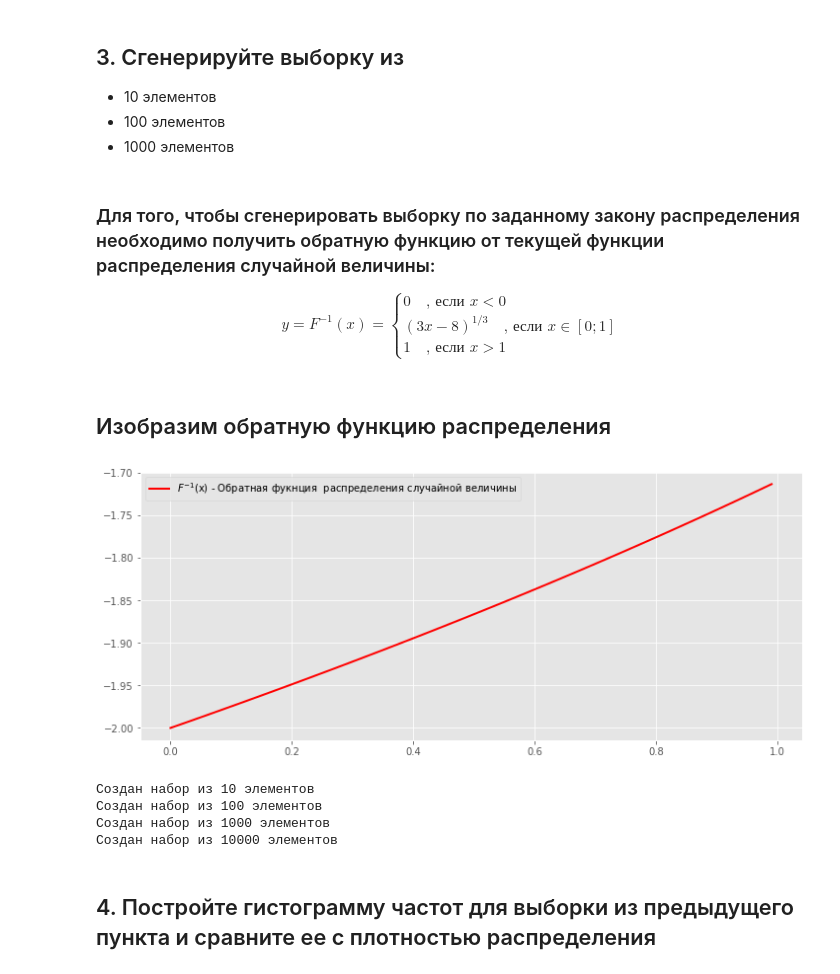
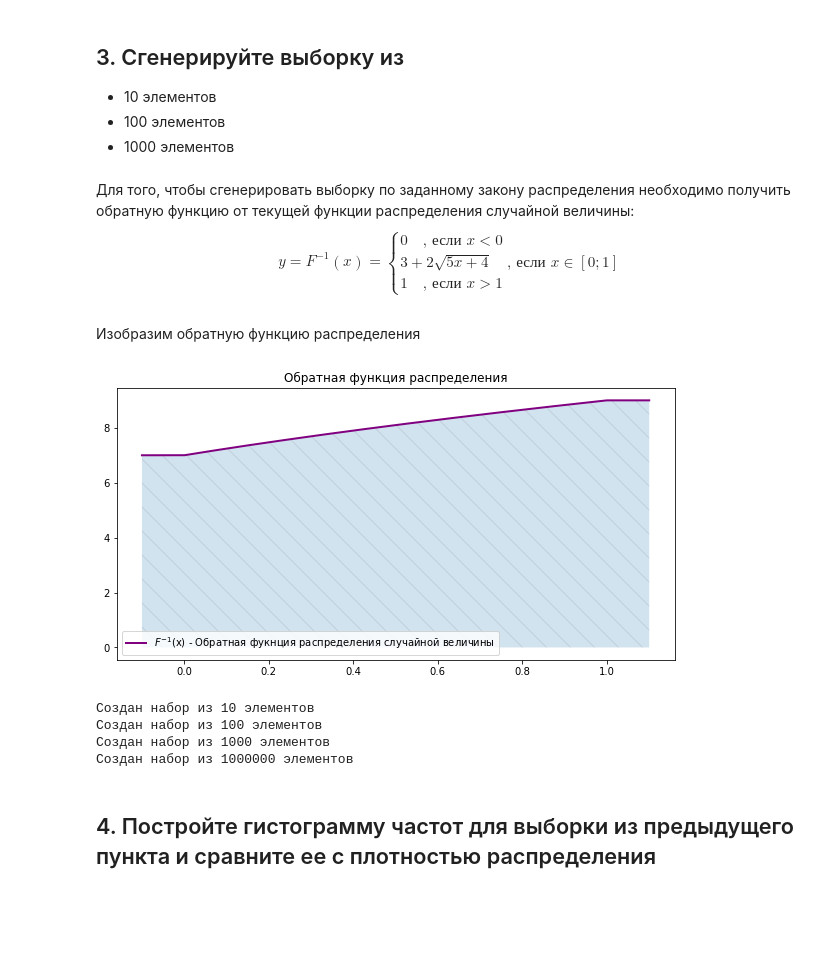
Before and after one commit to CyberCheshir/FinMath, a Jupyter notebook: Лабораторная 1.ipynb, the cells around one changed output. Drawn from its saved outputs; the diff is of its cells as text; code cells hidden in the pictures; blank space fills up the shorter version.

```diff
--- a/Лабораторная 1.ipynb
+++ b/Лабораторная 1.ipynb
@@ -119,23 +109,22 @@ plt.show()
 - 100 элементов
 - 1000 элементов
 # %% [markdown]
-### Для того, чтобы сгенерировать выборку по заданному закону распределения необходимо получить обратную функцию от текущей функции распределения случайной величины:
+ Для того, чтобы сгенерировать выборку по заданному закону распределения необходимо получить обратную функцию от текущей функции распределения случайной величины:
 $$y=F^{-1}(x)=\begin{cases} 0 \quad\text{, если } x<0\\
-{({3x - 8})^{1/3}} \quad\text{, если } x \in[0; 1]\\
+{3+2\sqrt{5x+4}} \quad\text{, если } x \in[0; 1]\\
 1 \quad\text{, если } x>1
 \end{cases}$$
 # %%
 # Границы отрезка для обратной функции
-a_inv = 0
-b_inv = 1
+A_INV = 0
+B_INV = 1
 
-# обратная функция распределения
-def f_inv(x):
-    sign = 1 if x-8/3 >= 0 else -1  # чтобы pow не ругался
-
-    if x >= a_inv and x <= b_inv:
-        return sign*pow(abs(3*x-8), 1/3)
-    elif x < a_inv:
+def idf_function(x):
+    """обратная функция распределения"""
+    global A_INV, B_INV
+    if x >= A_INV and x <=B_INV:
+        return 3+2*np.sqrt(5*x+4)
+    elif x < A_INV:
         return A
-    elif x > b_inv:
+    elif x > B_INV:
         return B
@@ -145,27 +131,34 @@ f_inv_x = [f_inv(x) for x in interval_inv] # значения обратной
+# %%
+idf = np.vectorize(idf_function,otypes=[float])
+# интервал прорисовки обратной функции
+inverse_interval = np.linspace(A_INV - 0.1,B_INV + 0.1 , num=10**3)
+idf_x = idf(inverse_interval)
 # %% [markdown]
-## Изобразим обратную функцию распределения
+Изобразим обратную функцию распределения
 # %%
-plt.figure(figsize=(12, 5))
-plt.style.use('ggplot')
-plt.plot(interval_inv, f_inv_x, linewidth=2, color='red',
-         label='$F^{-1}$(x) - Обратная фукнция  распределения случайной величины')
+plt.figure(figsize=(10, 5))
+plt.title('Обратная функция распределения')
+plt.plot(inverse_interval, idf_x, linewidth=2, color='purple',
+         label='$F^{-1}$(x) - Обратная фукнция распределения случайной величины')
+plt.fill_between(inverse_interval, idf_x, hatch='\\', edgecolor ='gray', linewidth=0.0,alpha =0.2)
+
 plt.legend(loc='best')
 plt.show()
 # %% [output]
-[figure, old version]
+[figure, new version]
 # %%
 # Генерация выборки размера number
 def create_sample(number):
-    arr = [f_inv(x) for x in uniform(a_inv, b_inv, number)]
+    arr = [idf_function(x) for x in uniform(A_INV, B_INV, number)]
     print(f'Создан набор из {number} элементов')
     return arr
 
-samples = [create_sample(i) for i in [10, 100, 1000, 10**4]]  # список выборок
+samples = [create_sample(i) for i in [10, 100, 1000, 10**6]]  # список выборок
 # %% [output]
 Создан набор из 10 элементов
 Создан набор из 100 элементов
 Создан набор из 1000 элементов
-Создан набор из 10000 элементов
+Создан набор из 1000000 элементов
 # %% [markdown]
 ## 4. Постройте гистограмму частот для выборки из предыдущего пункта и сравните ее с плотностью распределения
 # %%
```
Also changed, not shown: parts of 12 cells of this notebook.
